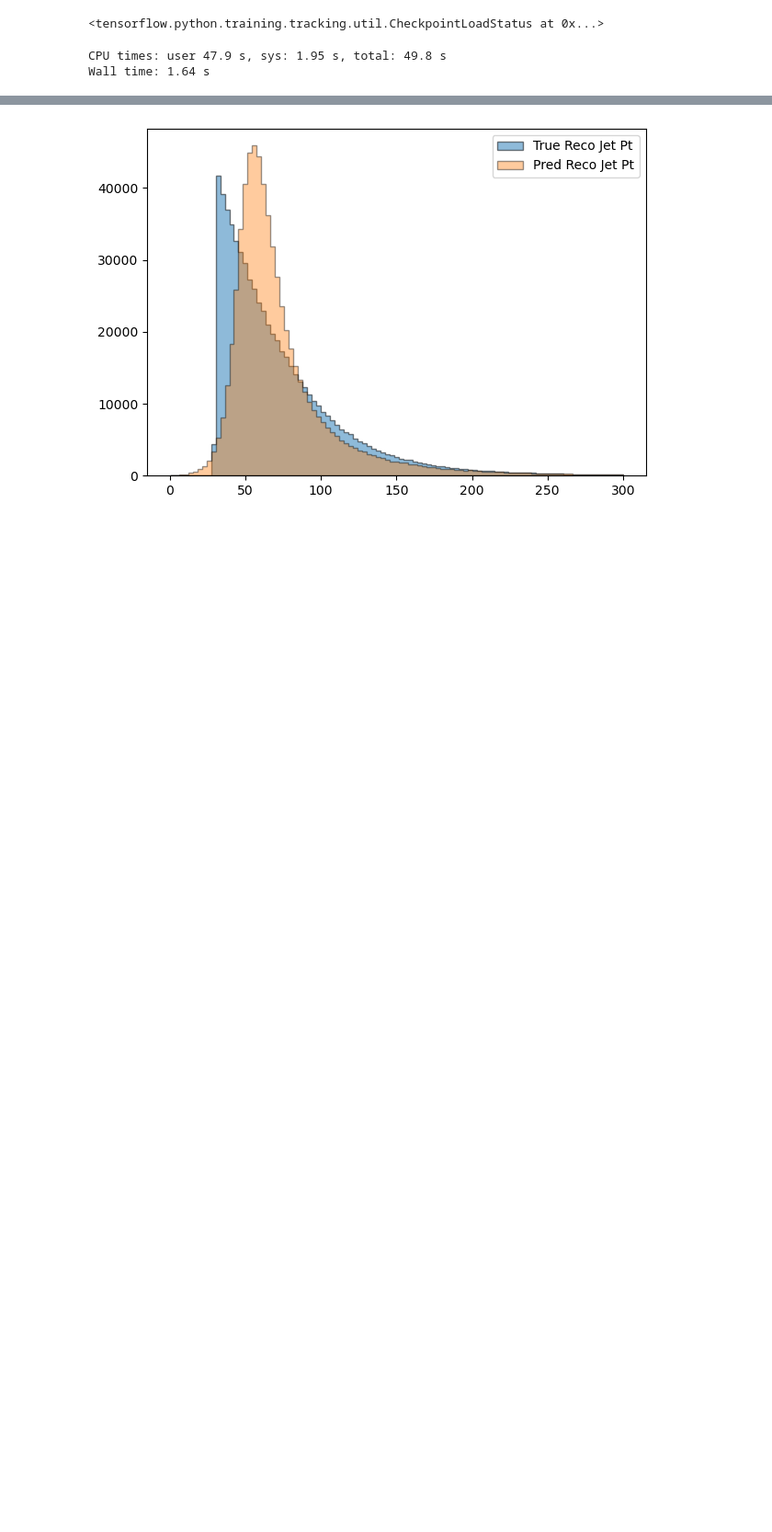
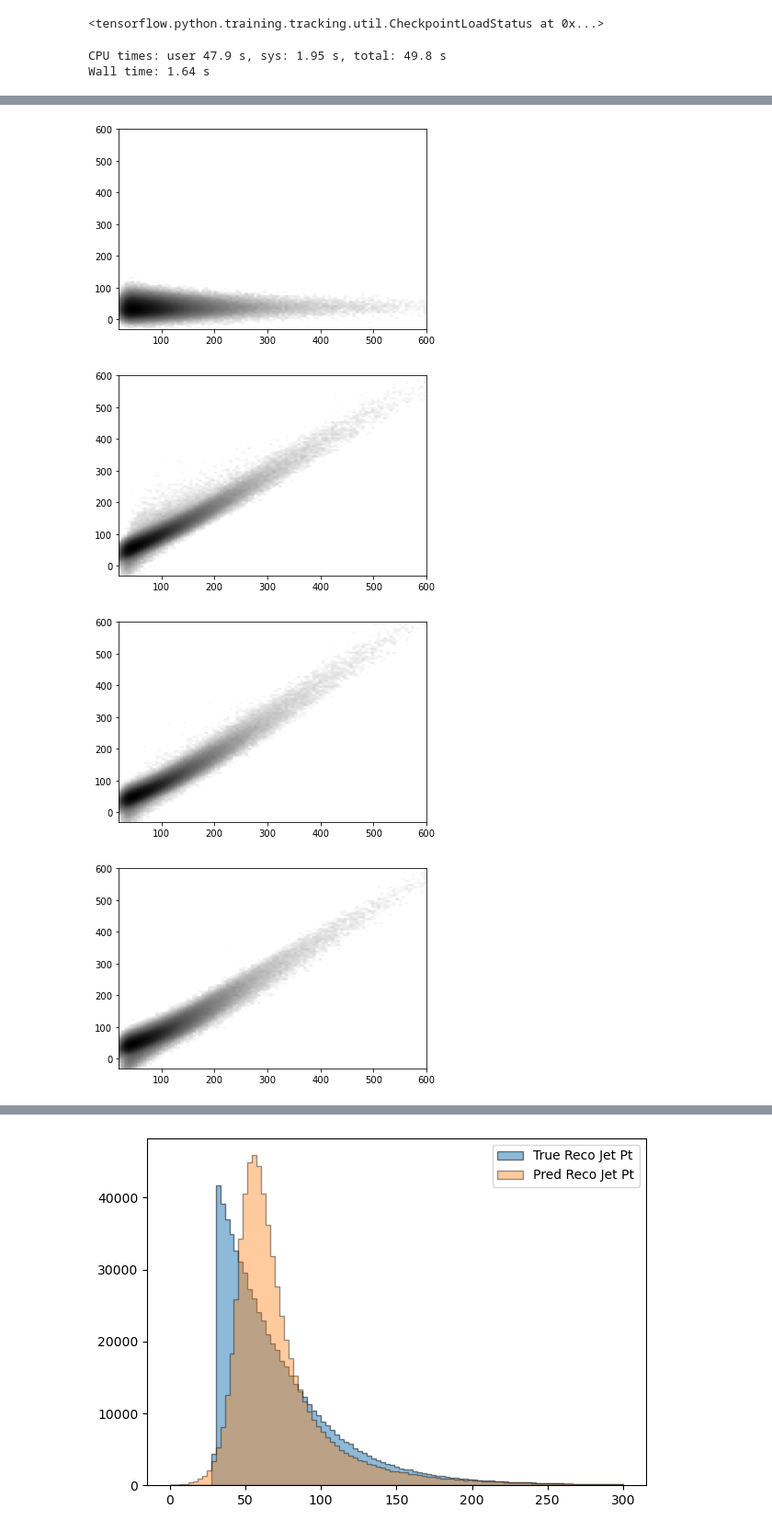
Before and after one commit to jblue1/falcon, a Jupyter notebook: notebooks/evaluateCWGAN.ipynb, the cells around one changed output, grey strips where cells are left out. Shown at 92% size. Cells and saved outputs as stored; diff of their text form; code cells hidden in the pictures; blank space fills up the shorter version.

```diff
--- a/notebooks/evaluateCWGAN.ipynb
+++ b/notebooks/evaluateCWGAN.ipynb
@@ -187,0 +328,10 @@ plt.show()
+# %%
+
+for i in range(11):
+    plt.imshow(joint_distributions[i], origin='lower', aspect='auto', extent=(x_low, x_hi, y_low, y_hi), norm=mcolors.LogNorm(), cmap="Greys")
+    plt.show()
+# %% [output]
+[figure, added]
+[figure, added]
+[figure, added]
+[figure, added]
```
Also changed, not shown: parts of 16 cells of this notebook.
